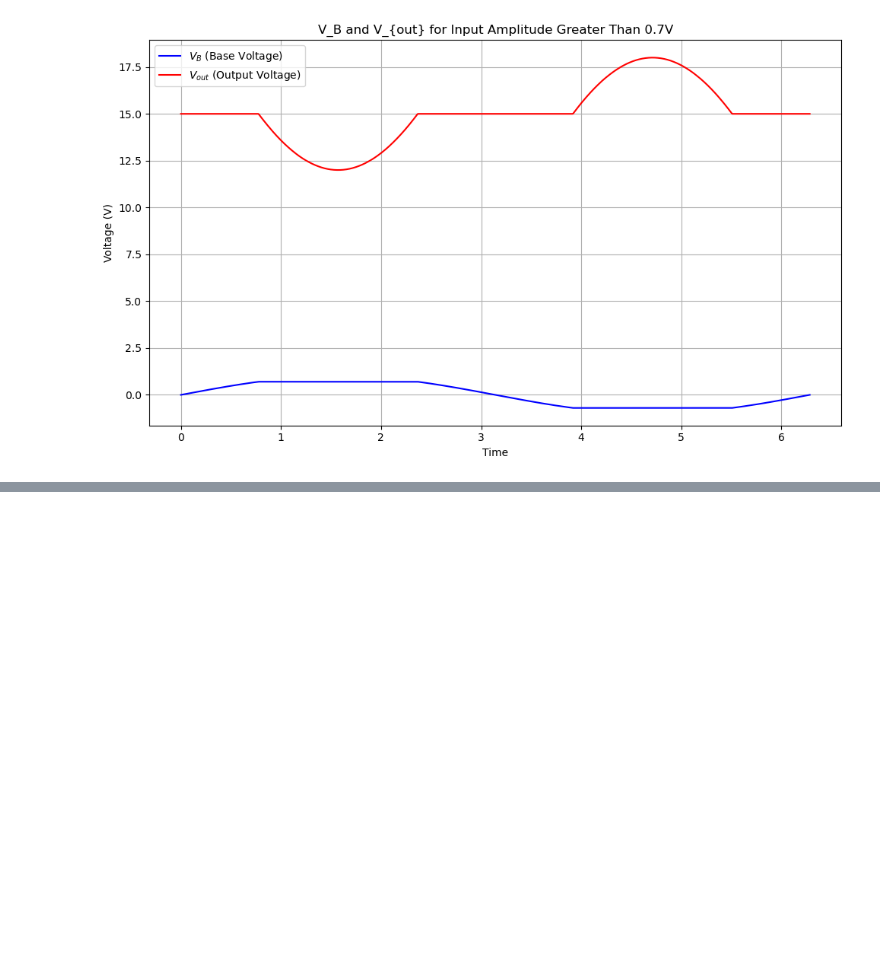
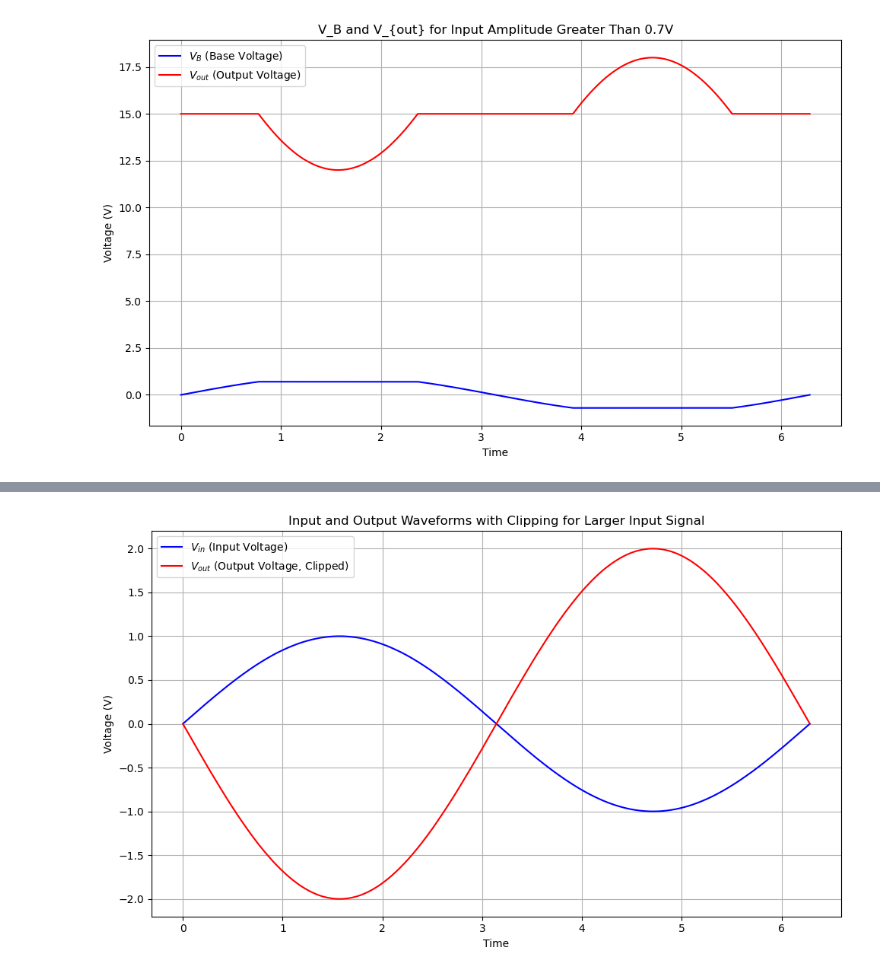
Before and after one commit to Quantum-Impulse/Eletronic-Techniques-Reports, a Jupyter notebook: Report 2/Lab 5/Lab2.ipynb, the cells around one changed output, grey strips where cells are left out. Cells and saved outputs as stored; diff of their text form; code cells hidden in the pictures; blank space fills up the shorter version.

```diff
--- a/Report 2/Lab 5/Lab2.ipynb
+++ b/Report 2/Lab 5/Lab2.ipynb
@@ -231,0 +284,38 @@ plt.show()
+# %%
+# Time values for the sine wave (same as previous)
+t = np.linspace(0, 2 * np.pi, 1000)
+
+# Assumed larger input signal (e.g., 2V peak-to-peak sine wave)
+V_in_large = 1.0 * np.sin(t)  # 2V peak-to-peak
+
+# Gain for the common-emitter amplifier (assumed same gain as before)
+gain = -2
+
+# Output signal (amplified and inverted)
+# Assuming clipping occurs when output exceeds the supply voltage (15V)
+V_out_clipped = gain * V_in_large
+V_out_clipped = np.clip(V_out_clipped, -15, 15)  # Clip output at ±15V (V_CC)
+
+# Plot the input and output waveforms (with clipping)
+plt.figure(figsize=(10, 6))
+
+# Plot input signal
+plt.plot(t, V_in_large, label='$V_{in}$ (Input Voltage)', color='b')
+
+# Plot output signal (clipped)
+plt.plot(t, V_out_clipped, label='$V_{out}$ (Output Voltage, Clipped)', color='r')
+
+# Adding labels and title
+plt.xlabel('Time')
+plt.ylabel('Voltage (V)')
+plt.title('Input and Output Waveforms with Clipping for Larger Input Signal')
+plt.grid(True)
+plt.legend()
+
+# Display the plot
+plt.tight_layout()
+plt.show()
+
+# Show the result (clipping) visually and save
+# %% [output]
+[figure, added]
```
Also changed, not shown: parts of 1 cell of this notebook, 9 other files.
